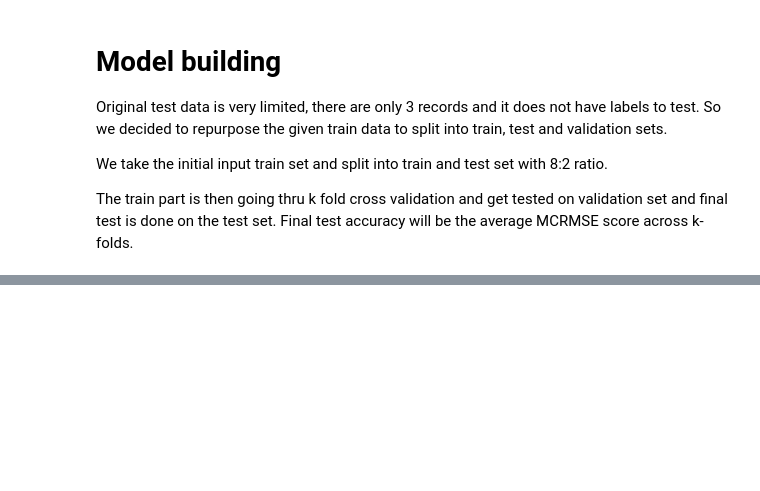
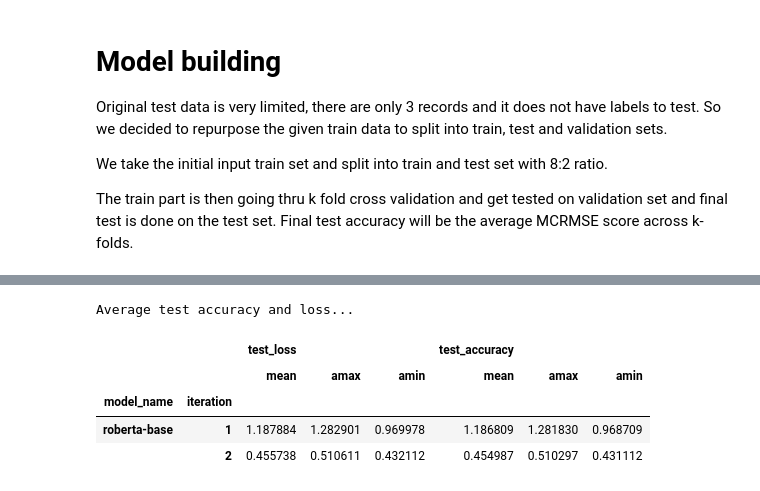
Before and after one commit to srilamaiti/spring_2023_w266_final_project_heesuk_iris_srila, a Jupyter notebook: srila/roberta_ell.ipynb, the cells around one changed output, grey strips where cells are left out. Cells and saved outputs as stored; diff of their text form; code cells hidden in the pictures; blank space fills up the shorter version.

```diff
--- a/srila/roberta_ell.ipynb
+++ b/srila/roberta_ell.ipynb
@@ -1117,6 +1163,13 @@ Epoch 1/5
 # %%
 print("Average test accuracy and loss...")
-print(df_MCRMSE.groupby(['model_name', 'iteration']).agg({'test_loss'      : [np.mean, np.max, np.min],
-                                                          'test_accuracy'  : [np.mean, np.max, np.min]
-                                                         }
-                                                        ))
+df_MCRMSE.groupby(['model_name', 'iteration']).agg({'test_loss'      : [np.mean, np.max, np.min],
+                                                    'test_accuracy'  : [np.mean, np.max, np.min]
+                                                   }
+                                                  )
+# %% [output]
+Average test accuracy and loss...
+|  |  | test_loss |  |  | test_accuracy |  |  |
+|  |  | mean | amax | amin | mean | amax | amin |
+| model_name | iteration |  |  |  |  |  |  |
+| roberta-base | 1 | 1.187884 | 1.282901 | 0.969978 | 1.186809 | 1.281830 | 0.968709 |
+|  | 2 | 0.455738 | 0.510611 | 0.432112 | 0.454987 | 0.510297 | 0.431112 |
```
Also changed, not shown: parts of 9 cells of this notebook.
